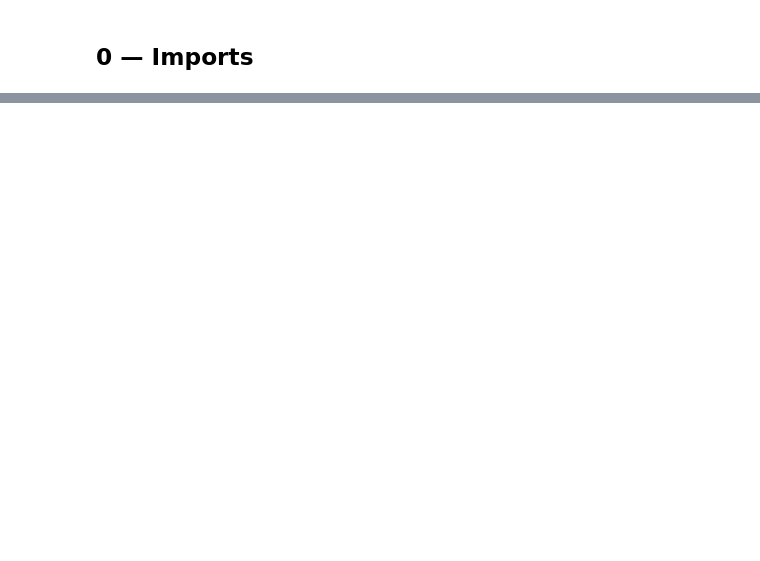
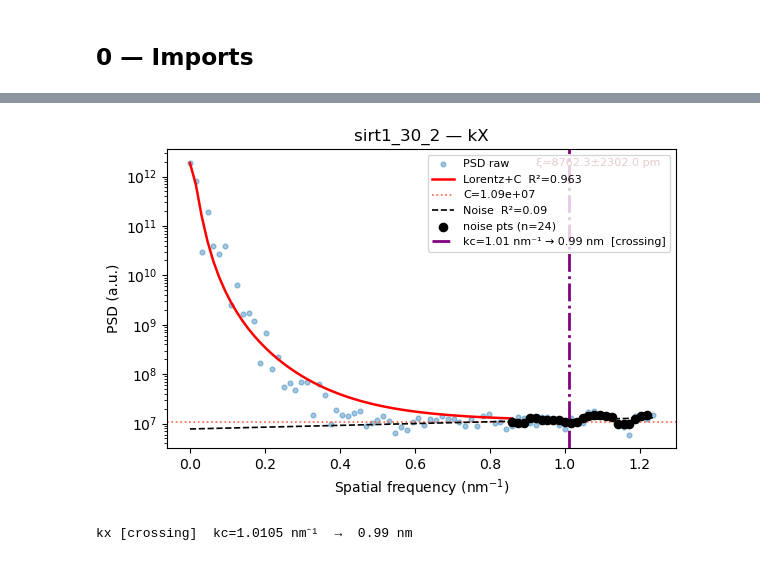
Before and after one commit to CEA-MetroCarac/DL_etomo, a Jupyter notebook: Notebooks/psd_resolution_notebook.ipynb, the cells around one changed output, grey strips where cells are left out. Cells and saved outputs as stored; diff of their text form; code cells hidden in the pictures; blank space fills up the shorter version.

```diff
--- a/Notebooks/psd_resolution_notebook.ipynb
+++ b/Notebooks/psd_resolution_notebook.ipynb
@@ -306,0 +111,11 @@ kz  [min_distance]  kc=0.6562 nm⁻¹  →  1.52 nm
+# %%
+# ── kx  (lateral) ────────────────────────────────────────────────────────────
+d_kx  = out["axis_1d"]["kx"]
+fit_kx = fit_lorentz_cutoff(d_kx["k"], d_kx["smooth"],
+                             kmax_frac=0.7, noise_tail_frac=0.3, noise_kmax_frac=.99, choose_cut="last")
+plot_lorentz_fit(out, "kx", fit_kx, title=f"{LABEL} — kX")
+if fit_kx["ok"]:
+    print(f"kx [{fit_kx['cut_mode']}]  kc={fit_kx['k_cut']:.4f} nm⁻¹  →  {fit_kx['res_cut_nm']:.2f} nm")
+# %% [output]
+[figure, added]
+kx [crossing]  kc=1.0105 nm⁻¹  →  0.99 nm
```
Also changed, not shown: parts of 36 cells of this notebook, 35 other files.
